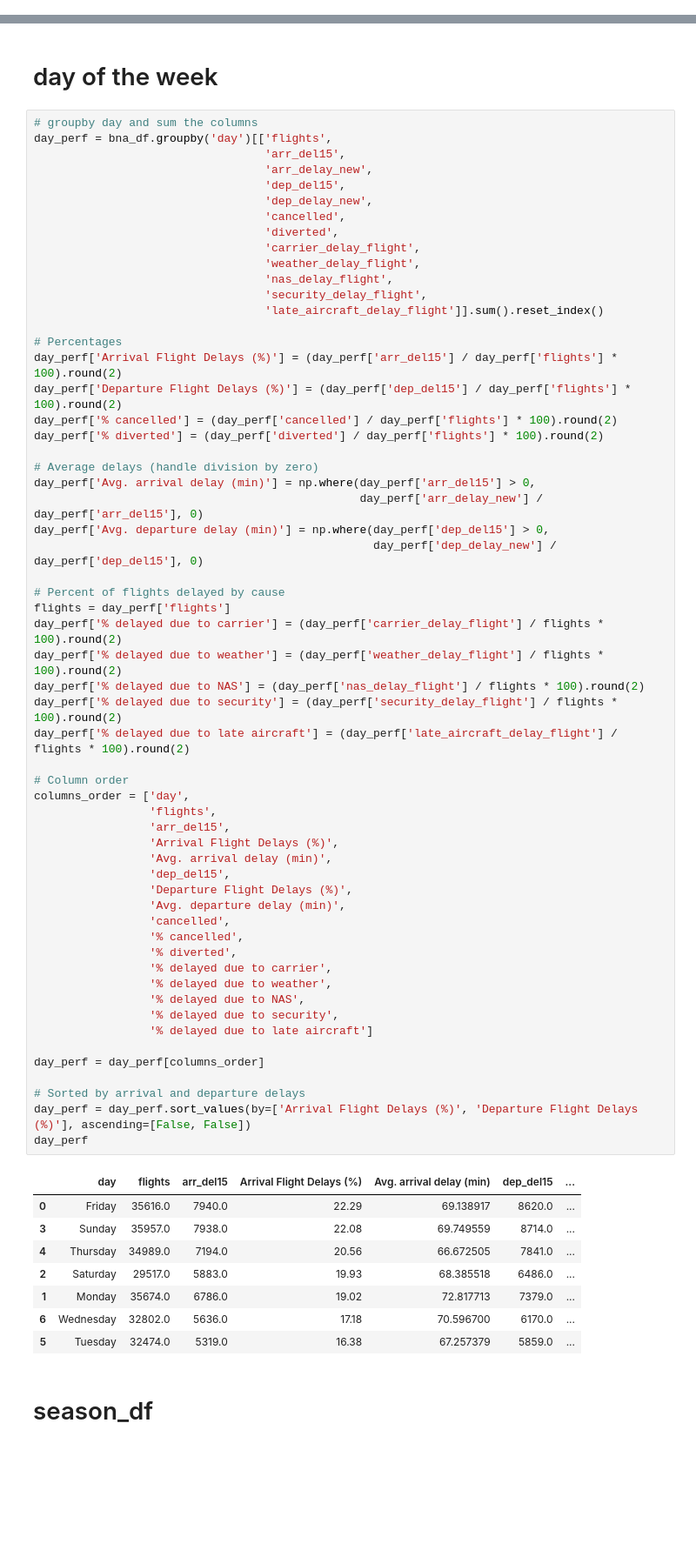
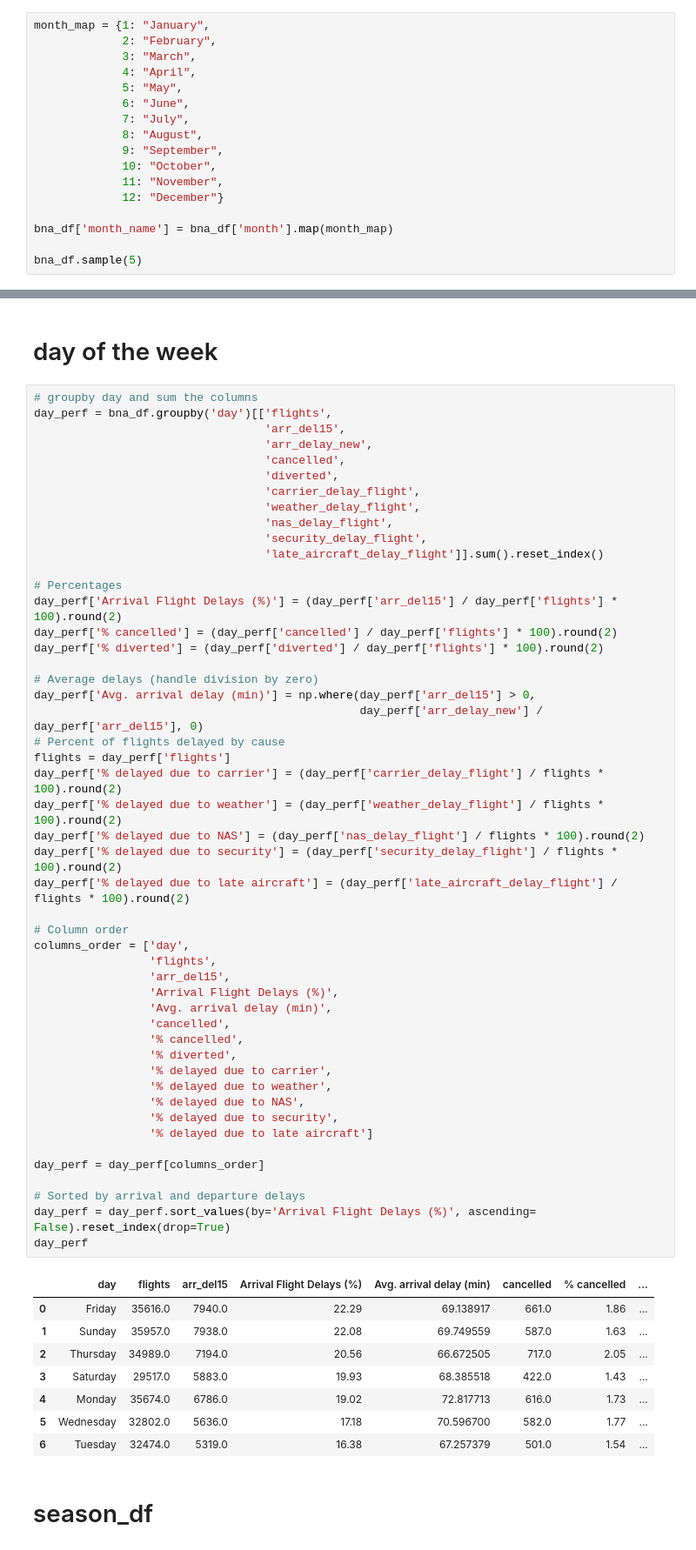
Before and after one commit to jaimreyes/bna-airline-delay-patterns, a Jupyter notebook: airline-delays-arrival.ipynb, the cells around one changed output, grey strips where cells are left out. Shown at 87% size. Drawn from its saved outputs; the diff is of its cells as text; blank space fills up the shorter version.

```diff
--- a/airline-delays-arrival.ipynb
+++ b/airline-delays-arrival.ipynb
@@ -344,0 +351,17 @@ bna_df.sample(5)
+# %%
+month_map = {1: "January",
+             2: "February",
+             3: "March",
+             4: "April",
+             5: "May",
+             6: "June",
+             7: "July",
+             8: "August",
+             9: "September",
+             10: "October",
+             11: "November",
+             12: "December"}
+
+bna_df['month_name'] = bna_df['month'].map(month_map)
+
+bna_df.sample(5)
@@ -717,8 +861,6 @@ airline_time_of_day_perf
 day_perf = bna_df.groupby('day')[['flights',
                                   'arr_del15',
                                   'arr_delay_new',
-                                  'dep_del15',
-                                  'dep_delay_new',
                                   'cancelled',
                                   'diverted',
                                   'carrier_delay_flight',
@@ -729,56 +871,49 @@ day_perf = bna_df.groupby('day')[['flights',
 
 # Percentages
 day_perf['Arrival Flight Delays (%)'] = (day_perf['arr_del15'] / day_perf['flights'] * 100).round(2)
-day_perf['Departure Flight Delays (%)'] = (day_perf['dep_del15'] / day_perf['flights'] * 100).round(2)
 day_perf['% cancelled'] = (day_perf['cancelled'] / day_perf['flights'] * 100).round(2)
 day_perf['% diverted'] = (day_perf['diverted'] / day_perf['flights'] * 100).round(2)
 
 # Average delays (handle division by zero)
 day_perf['Avg. arrival delay (min)'] = np.where(day_perf['arr_del15'] > 0,
                                                 day_perf['arr_delay_new'] / day_perf['arr_del15'], 0)
-day_perf['Avg. departure delay (min)'] = np.where(day_perf['dep_del15'] > 0,
-                                                  day_perf['dep_delay_new'] / day_perf['dep_del15'], 0)
-
 # Percent of flights delayed by cause
 flights = day_perf['flights']
 day_perf['% delayed due to carrier'] = (day_perf['carrier_delay_flight'] / flights * 100).round(2)
 day_perf['% delayed due to weather'] = (day_perf['weather_delay_flight'] / flights * 100).round(2)
 day_perf['% delayed due to NAS'] = (day_perf['nas_delay_flight'] / flights * 100).round(2)
 day_perf['% delayed due to security'] = (day_perf['security_delay_flight'] / flights * 100).round(2)
 day_perf['% delayed due to late aircraft'] = (day_perf['late_aircraft_delay_flight'] / flights * 100).round(2)
 
 # Column order
 columns_order = ['day',
                  'flights',
                  'arr_del15',
                  'Arrival Flight Delays (%)',
                  'Avg. arrival delay (min)',
-                 'dep_del15',
-                 'Departure Flight Delays (%)',
-                 'Avg. departure delay (min)',
                  'cancelled',
                  '% cancelled',
                  '% diverted',
                  '% delayed due to carrier',
                  '% delayed due to weather',
                  '% delayed due to NAS',
                  '% delayed due to security',
                  '% delayed due to late aircraft']
 
 day_perf = day_perf[columns_order]
 
 # Sorted by arrival and departure delays
-day_perf = day_perf.sort_values(by=['Arrival Flight Delays (%)', 'Departure Flight Delays (%)'], ascending=[False, False])
+day_perf = day_perf.sort_values(by='Arrival Flight Delays (%)', ascending= False).reset_index(drop=True)
 day_perf
 # %% [output]
-|  | day | flights | arr_del15 | Arrival Flight Delays (%) | Avg. arrival delay (min) | dep_del15 | ... |
-| 0 | Friday | 35616.0 | 7940.0 | 22.29 | 69.138917 | 8620.0 | ... |
-| 3 | Sunday | 35957.0 | 7938.0 | 22.08 | 69.749559 | 8714.0 | ... |
-| 4 | Thursday | 34989.0 | 7194.0 | 20.56 | 66.672505 | 7841.0 | ... |
-| 2 | Saturday | 29517.0 | 5883.0 | 19.93 | 68.385518 | 6486.0 | ... |
-| 1 | Monday | 35674.0 | 6786.0 | 19.02 | 72.817713 | 7379.0 | ... |
-| 6 | Wednesday | 32802.0 | 5636.0 | 17.18 | 70.596700 | 6170.0 | ... |
-| 5 | Tuesday | 32474.0 | 5319.0 | 16.38 | 67.257379 | 5859.0 | ... |
+|  | day | flights | arr_del15 | Arrival Flight Delays (%) | Avg. arrival delay (min) | cancelled | % cancelled | ... |
+| 0 | Friday | 35616.0 | 7940.0 | 22.29 | 69.138917 | 661.0 | 1.86 | ... |
+| 1 | Sunday | 35957.0 | 7938.0 | 22.08 | 69.749559 | 587.0 | 1.63 | ... |
+| 2 | Thursday | 34989.0 | 7194.0 | 20.56 | 66.672505 | 717.0 | 2.05 | ... |
+| 3 | Saturday | 29517.0 | 5883.0 | 19.93 | 68.385518 | 422.0 | 1.43 | ... |
+| 4 | Monday | 35674.0 | 6786.0 | 19.02 | 72.817713 | 616.0 | 1.73 | ... |
+| 5 | Wednesday | 32802.0 | 5636.0 | 17.18 | 70.596700 | 582.0 | 1.77 | ... |
+| 6 | Tuesday | 32474.0 | 5319.0 | 16.38 | 67.257379 | 501.0 | 1.54 | ... |
 # %% [markdown]
 # season_df
 # %%
```
Also changed, not shown: parts of 35 cells of this notebook, 41 other files.
